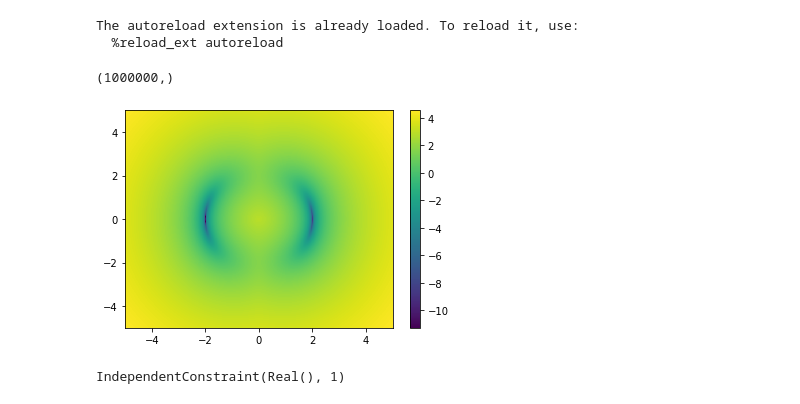
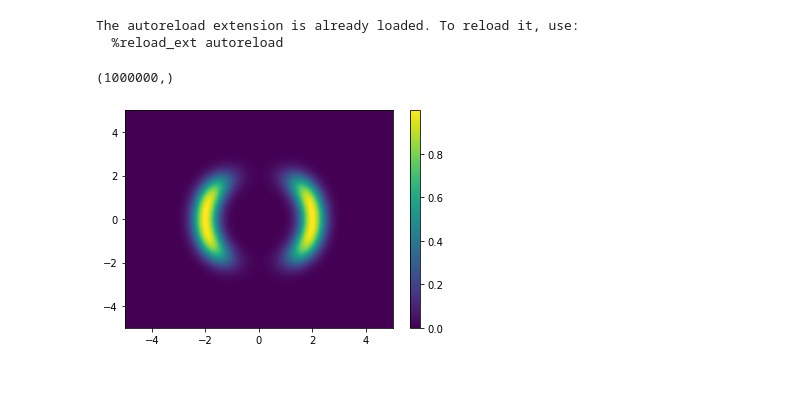
Before and after one commit to ATML-Group-12/normalising_flows, a Jupyter notebook: visual.ipynb, the cells around one changed output. Saved outputs shown, nothing was run; the diff lists cells and outputs as text; code cells hidden in the pictures.

```diff
--- a/visual.ipynb
+++ b/visual.ipynb
@@ -13,25 +13,25 @@ import torch
 # %%
 # libraries
 import matplotlib.pyplot as plt
 import numpy as np
 from scipy.stats import kde
 
 # create data
 size = 5
 
 nbins = 1000
 xi, yi = np.mgrid[-size:size:nbins*1j, -size:size:nbins*1j]
 
 wi = torch.Tensor(np.vstack([xi.flatten(), yi.flatten()]))
 # zi = u1()
-zi = torch.log(u1(wi)).detach().numpy()
+zi = u1(wi).detach().numpy()
 print(zi.shape)
 # Change color palette
 plt.pcolormesh(xi, yi, zi.reshape(xi.shape), shading='auto')
 plt.colorbar()
 plt.show()
 # %% [output]
 (1000000,)
-[figure, old version]
+[figure, new version]
 # %%
 from flows.model.model import FlowModel
@@ -47,10 +47,6 @@ model = FlowModel(
     embedding=embedding,
     transforms=transforms
 )
-# %%
-model.transforms[0].domain
-# %% [output]
-IndependentConstraint(Real(), 1)
 # %%
 model(torch.tensor([1,1])).sample()
 # %% [output]
```
Also changed, not shown: parts of 7 cells of this notebook, 7 other files.
